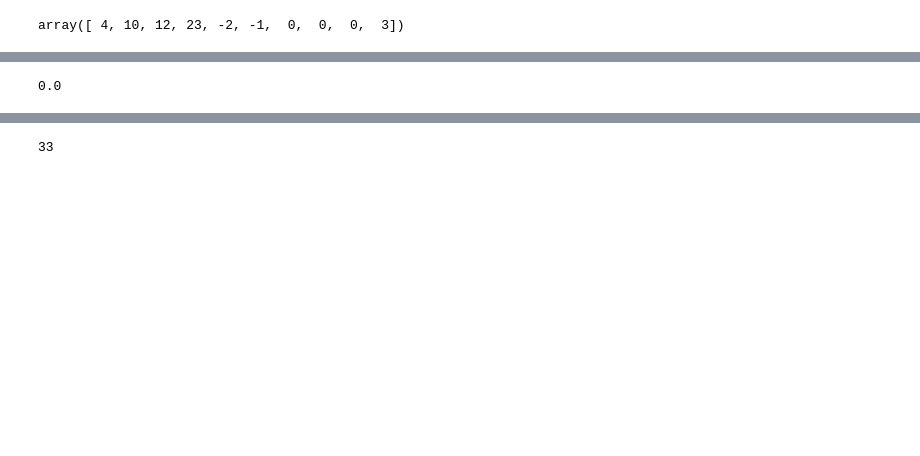
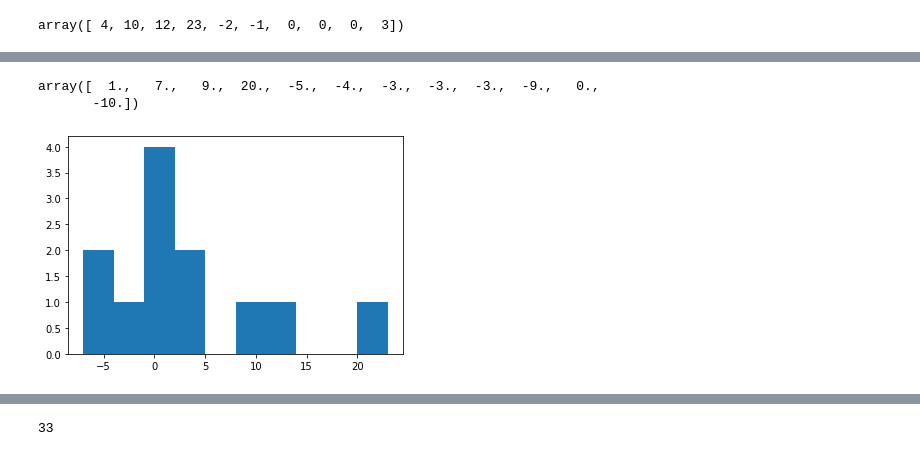
Before and after one commit to george887/numpy-pandas-visualization-exercises, a Jupyter notebook: numpy_exercises.ipynb, the cells around one changed output, grey strips where cells are left out. Cells and saved outputs as stored; diff of their text form; code cells hidden in the pictures; blank space fills up the shorter version.

```diff
--- a/numpy_exercises.ipynb
+++ b/numpy_exercises.ipynb
@@ -41,7 +55,14 @@ print((a **2).std())     # getting the stdev of a squared
 # center of the data is at 0. This is done by subtracting the mean from each data point. Center the data set.
 # print(a.mean())
 # print(a)
-b = a - a.mean()     # Creating a variable that takes a and subtracts the avg
-b.mean()     # getting the avg of the new variable to confirm 0
+b = a - a.mean()  # Creating a variable that takes a and subtracts the avg
+b
 # %% [output]
-0.0
+array([  1.,   7.,   9.,  20.,  -5.,  -4.,  -3.,  -3.,  -3.,  -9.,   0.,
+       -10.])
+# %%
+import matplotlib.pyplot as plt
+plt.hist(a)
+plt.show()
+# %% [output]
+[figure, added]
```
Also changed, not shown: parts of 33 cells of this notebook.
